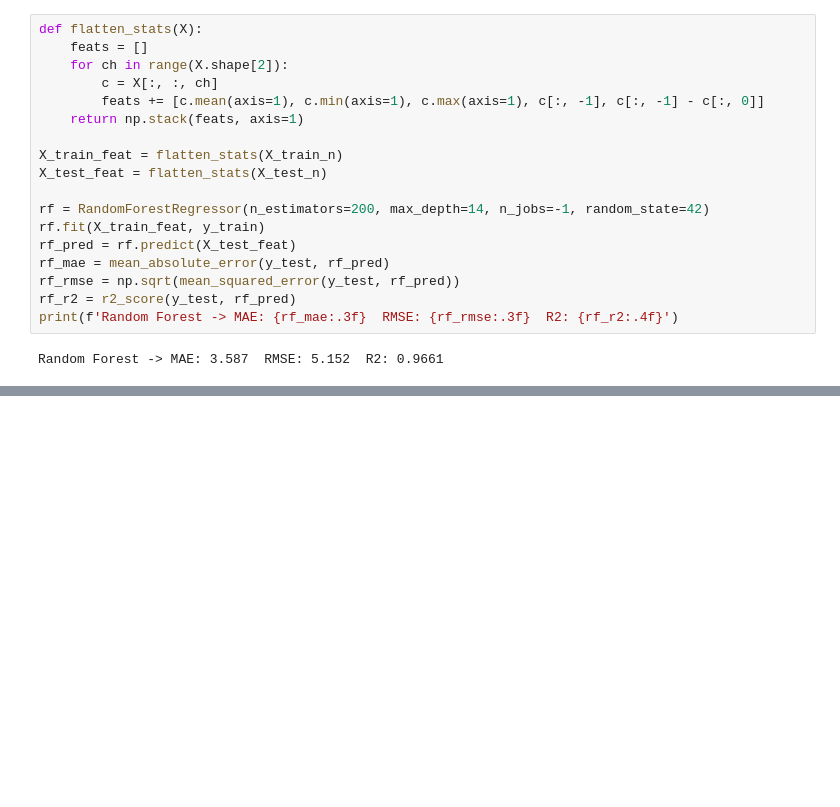
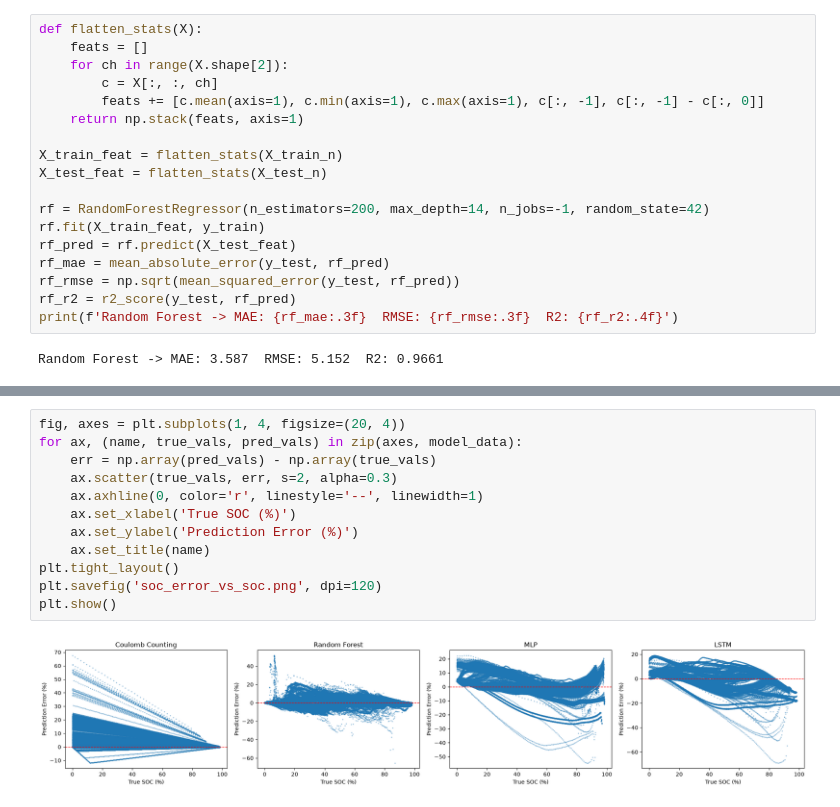
Before and after one commit to HarikeshopGCEK/BTECH_FINAL_YEAR_PROJECT, a Jupyter notebook: NASA Dataset/Model/SoC_study/01_SOC_estimation.ipynb, the cells around one changed output, grey strips where cells are left out. Drawn from its saved outputs; the diff is of its cells as text; blank space fills up the shorter version.

```diff
--- a/NASA Dataset/Model/SoC_study/01_SOC_estimation.ipynb
+++ b/NASA Dataset/Model/SoC_study/01_SOC_estimation.ipynb
@@ -663,0 +668,14 @@ results
+# %%
+fig, axes = plt.subplots(1, 4, figsize=(20, 4))
+for ax, (name, true_vals, pred_vals) in zip(axes, model_data):
+    err = np.array(pred_vals) - np.array(true_vals)
+    ax.scatter(true_vals, err, s=2, alpha=0.3)
+    ax.axhline(0, color='r', linestyle='--', linewidth=1)
+    ax.set_xlabel('True SOC (%)')
+    ax.set_ylabel('Prediction Error (%)')
+    ax.set_title(name)
+plt.tight_layout()
+plt.savefig('soc_error_vs_soc.png', dpi=120)
+plt.show()
+# %% [output]
+[figure, added]
```
Also changed, not shown: parts of 14 cells of this notebook, 3 other files.
